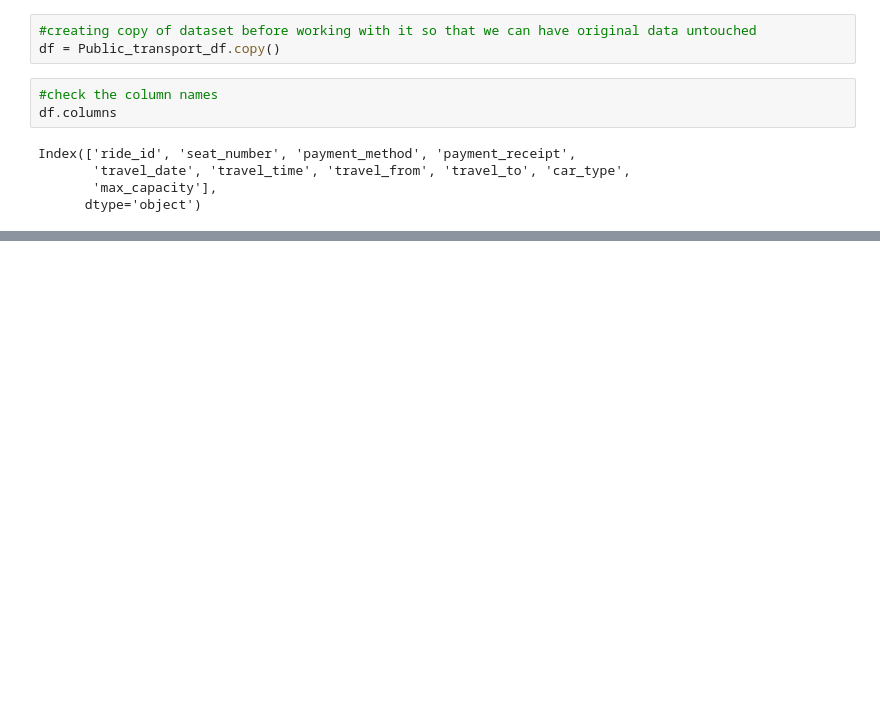
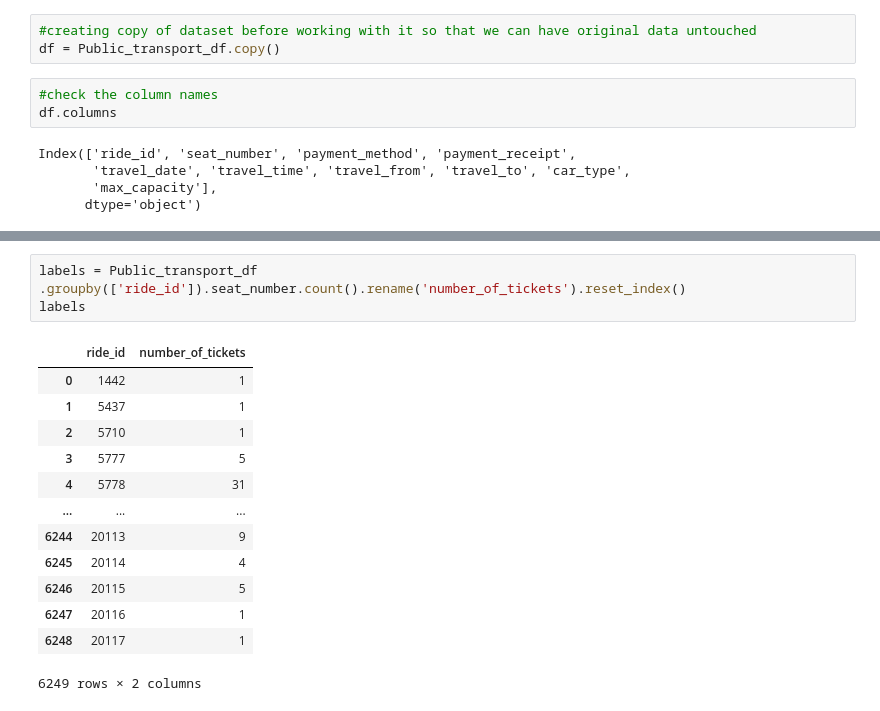
Before and after one commit to shwetaNayak19/Demand-prediction-for-public-transport, a Jupyter notebook: Demand_prediction_for_public_transport.ipynb, the cells around one changed output, grey strips where cells are left out. Saved outputs shown, nothing was run; the diff lists cells and outputs as text; blank space fills up the shorter version.

```diff
--- a/Demand_prediction_for_public_transport.ipynb
+++ b/Demand_prediction_for_public_transport.ipynb
@@ -205,0 +283,17 @@ df.describe(include='all').T
+# %%
+labels = Public_transport_df .groupby(['ride_id']).seat_number.count().rename('number_of_tickets').reset_index()
+labels
+# %% [output]
+|  | ride_id | number_of_tickets |
+| 0 | 1442 | 1 |
+| 1 | 5437 | 1 |
+| 2 | 5710 | 1 |
+| 3 | 5777 | 5 |
+| 4 | 5778 | 31 |
+| ... | ... | ... |
+| 6244 | 20113 | 9 |
+| 6245 | 20114 | 4 |
+| 6246 | 20115 | 5 |
+| 6247 | 20116 | 1 |
+| 6248 | 20117 | 1 |
+6249 rows × 2 columns
```
Also changed, not shown: parts of 13 cells of this notebook.
